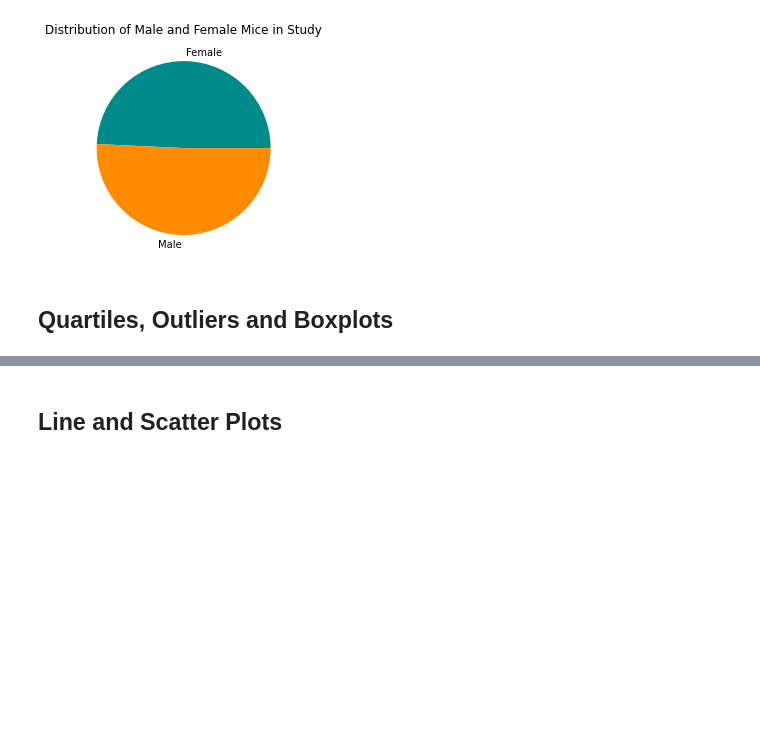
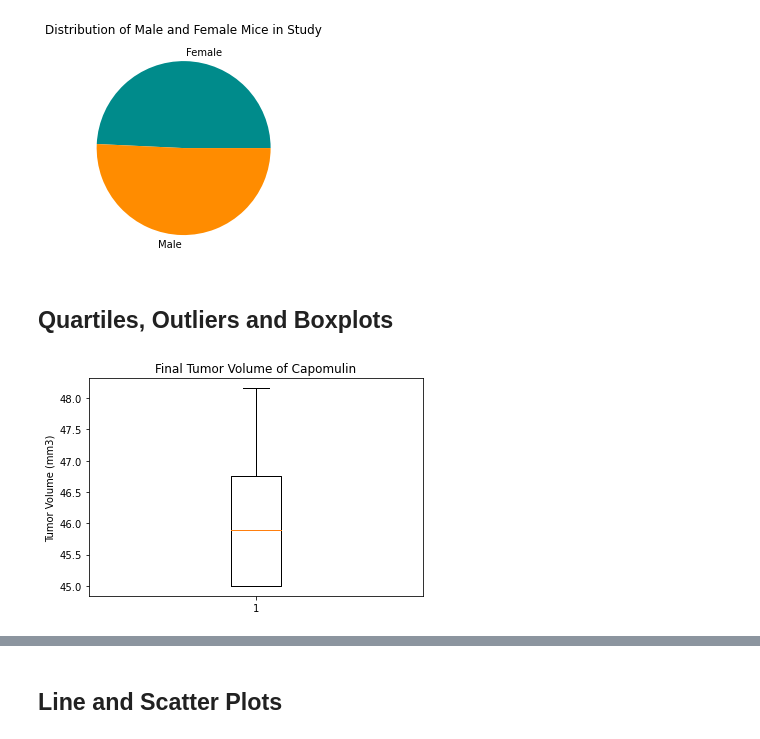
Before and after one commit to arianne-toepfer/MatPlotLib_Homework_ANT, a Jupyter notebook: pymaceuticals_starter.ipynb, the cells around one changed output, grey strips where cells are left out. Drawn from its saved outputs; the diff is of its cells as text; code cells hidden in the pictures; blank space fills up the shorter version.

```diff
--- a/pymaceuticals_starter.ipynb
+++ b/pymaceuticals_starter.ipynb
@@ -271,0 +257,22 @@ plt.show()
+# %%
+# Calculate the final tumor volume of each mouse across four of the treatment regimens:
+# Capomulin
+# Start by getting the last (greatest) timepoint for each mouse
+# Extract data
+Capomulin_box = no_duplicates_data.loc[no_duplicates_data["Drug Regimen"]=='Capomulin',:]
+#Capomulin_box.head()
+Capomulin_box_clean = Capomulin_box[["Mouse ID", "Timepoint", "Tumor Volume (mm3)"]]
+#Group by Mouse ID to find the maximum timepoints per mouse
+Capomulin_box_grouping = Capomulin_box_clean.groupby(["Mouse ID"])
+Capomulin_box_max = Capomulin_box_grouping.max()
+#print(Capomulin_box_max)
+
+
+fig1, ax1 = plt.subplots()
+ax1.set_title("Final Tumor Volume of Capomulin")
+ax1.set_ylabel("Tumor Volume (mm3)")
+ax1.boxplot(Capomulin_box_max["Tumor Volume (mm3)"])
+
+plt.show()
+# %% [output]
+[figure, added]
```
Also changed, not shown: parts of 17 cells of this notebook.
